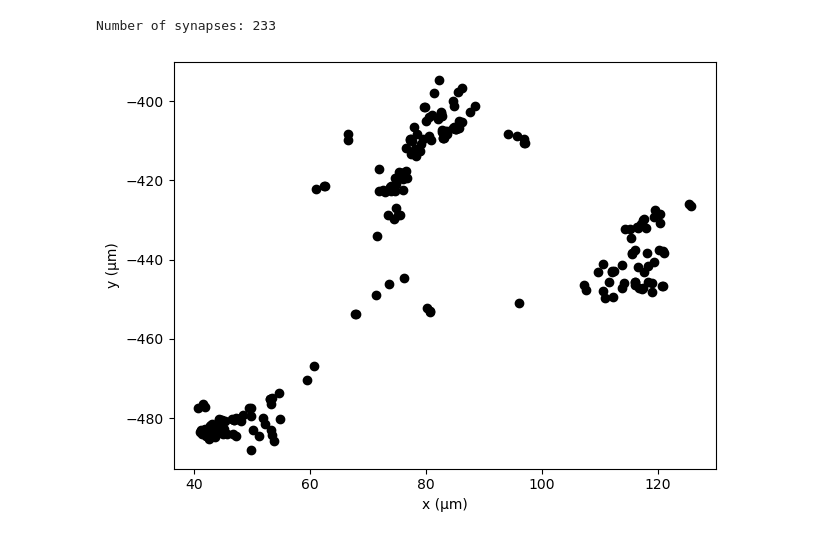
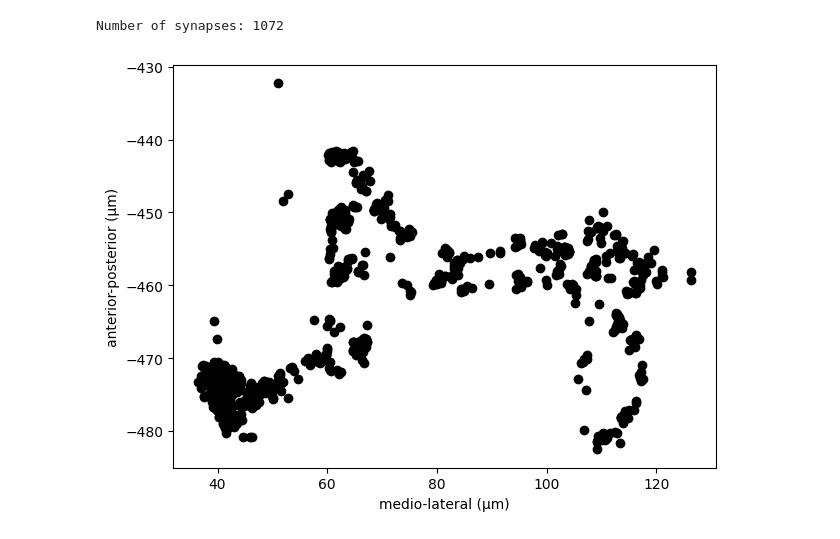
Before and after one commit to chrisjdallmann/feco-inhibition, a Jupyter notebook: code/fanc_synapse_locations.ipynb, the cells around one changed output. Saved outputs shown, nothing was run; the diff lists cells and outputs as text; code cells hidden in the pictures.

```diff
--- a/code/fanc_synapse_locations.ipynb
+++ b/code/fanc_synapse_locations.ipynb
@@ -38,7 +41,6 @@ feco_ids = df.pt_root_id.tolist()
 # %%
 # Query input or output synapses
-query_input_syn = True
 if query_input_syn == True:
-    syn_df = client.materialize.synapse_query(post_ids = feco_ids)
+    df_syn = client.materialize.synapse_query(post_ids = ids)
 else:
-    syn_df = client.materialize.synapse_query(pre_ids = feco_ids)
+    df_syn = client.materialize.synapse_query(pre_ids = ids)
@@ -49,30 +47,42 @@ syn_df = filter_syn_df(syn_df, syn_thresh)
+# %%
+# Remove connections less than syn_thresh
+syn_thresh = 3;
+df_syn_summed = df_syn
+df_syn_summed['syn_count'] = 1
+df_syn_summed = df_syn_summed.groupby(['pre_pt_root_id','post_pt_root_id'])['syn_count'].sum().reset_index().sort_values('syn_count', ascending=False)
+df_syn_summed = df_syn_summed[df_syn_summed.syn_count>=syn_thresh]
+
+keys = ['pre_pt_root_id','post_pt_root_id']
+i1 = df_syn.set_index(keys).index
+i2 = df_syn_summed.set_index(keys).index
+df_syn = df_syn[i1.isin(i2)]
 # %%
 # Convert synapse positions to nm
-syn_input_pos_filt = convert_to_nm(syn_df.post_pt_position)
-syn_output_pos_filt = convert_to_nm(syn_df.pre_pt_position)
+input_syn_pos = convert_to_nm(df_syn.post_pt_position)
+output_syn_pos = convert_to_nm(df_syn.pre_pt_position)
 
 # Note that y points posteriorly in Neuroglancer, so flip sign
-syn_input_pos_filt[:,1] = -syn_input_pos_filt[:,1]
-syn_output_pos_filt[:,1] = -syn_output_pos_filt[:,1]
+input_syn_pos[:,1] = -input_syn_pos[:,1]
+output_syn_pos[:,1] = -output_syn_pos[:,1]
 # %%
-# Select whether to plot presynaptic sites (input synapses) or postsynaptic sites to plot
+# Select whether to plot presynaptic sites (input synapses) or postsynaptic sites (output synapses)
 if query_input_syn == True:
-    x = syn_input_pos_filt[:,0]
-    y = syn_input_pos_filt[:,1]
-    print('Number of synapses: ' + str(len(syn_input_pos_filt)))
+    x = input_syn_pos[:,0]
+    y = input_syn_pos[:,1]
+    print('Number of synapses: ' + str(len(input_syn_pos)))
 else:
-    x = syn_output_pos_filt[:,0]
-    y = syn_output_pos_filt[:,1]
-    print('Number of synapses: ' + str(len(syn_output_pos_filt)))
+    x = output_syn_pos[:,0]
+    y = output_syn_pos[:,1]
+    print('Number of synapses: ' + str(len(output_syn_pos)))
 # %% [output]
-Number of synapses: 233
+Number of synapses: 1072
 # %%
 # Plot synapse positions in x-y plane in micrometers
 fig, ax = plt.subplots()
-ax.scatter(x/1000, y/1000, color=color, alpha=1)
-plt.xlabel('x (µm)')
-plt.ylabel('y (µm)')
+ax.scatter(x/1000, y/1000, color='k', alpha=1)
+plt.xlabel('medio-lateral (µm)')
+plt.ylabel('anterior-posterior (µm)')
 plt.tight_layout()
 plt.show()
 # %% [output]
-[figure, old version]
+[figure, new version]
```
Also changed, not shown: parts of 7 cells of this notebook, 1 other file.
